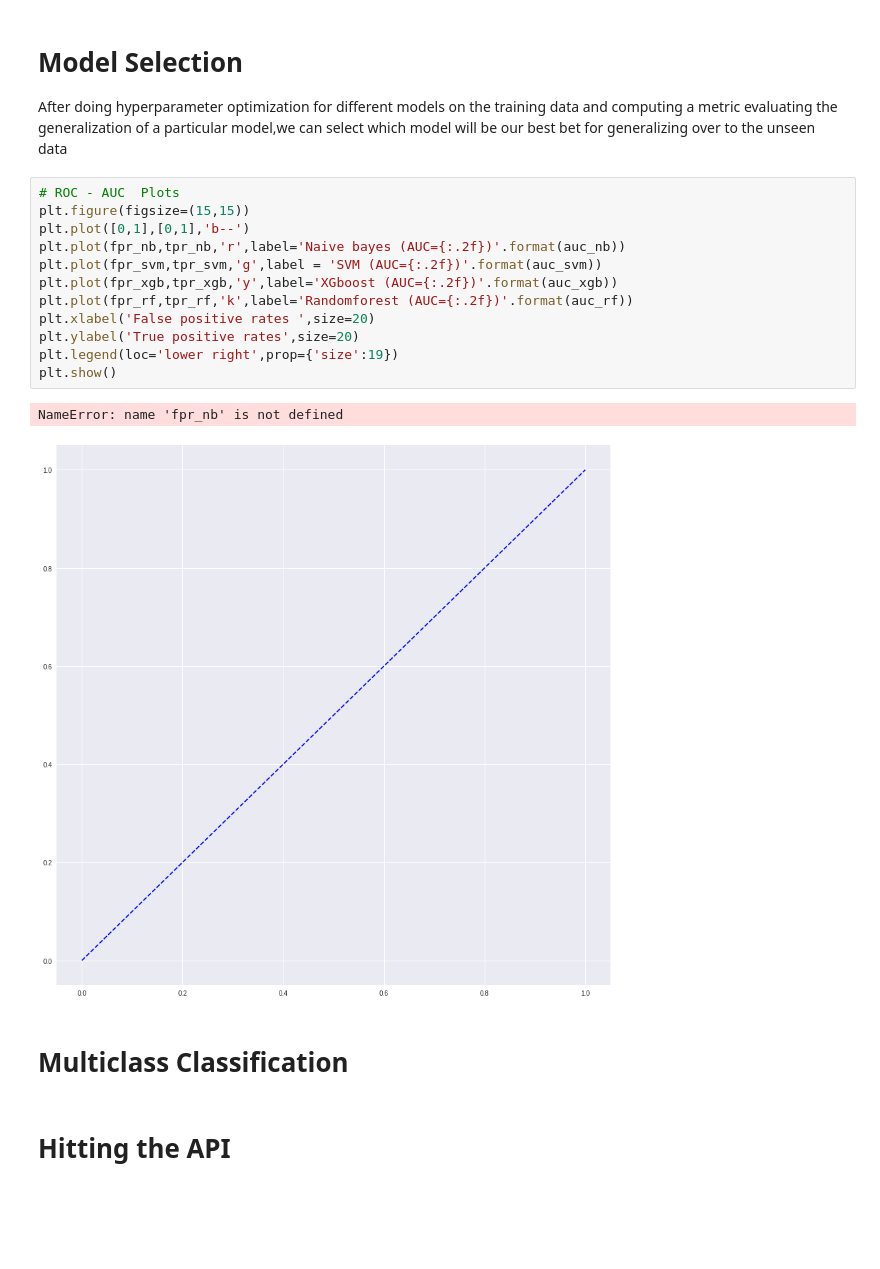
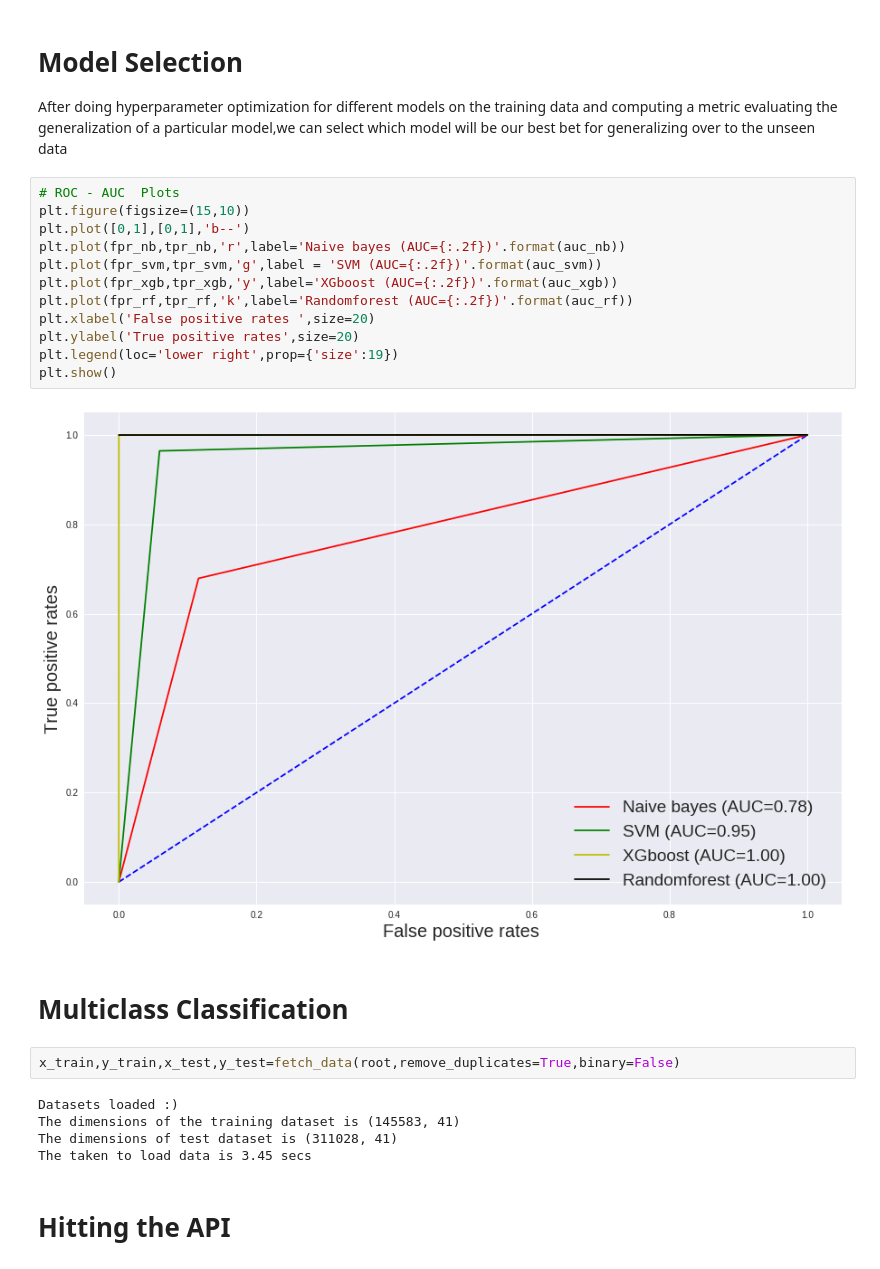
Before and after one commit to ccgcyber/Intrusion-Detection-1, a Jupyter notebook: Intrusion Detection .ipynb, the cells around one changed output. Drawn from its saved outputs; the diff is of its cells as text; blank space fills up the shorter version.

```diff
--- a/Intrusion Detection .ipynb
+++ b/Intrusion Detection .ipynb
@@ -133,21 +151,27 @@ cross_val_score_rf=k_fold_crossval(rf,x_train,y_train,6)
 After doing hyperparameter optimization for different models on the training data and computing a metric evaluating the generalization of a particular model,we can select which model will be our best bet for generalizing over to the unseen data
 # %%
 # ROC - AUC  Plots
-plt.figure(figsize=(15,15))
+plt.figure(figsize=(15,10))
 plt.plot([0,1],[0,1],'b--')
 plt.plot(fpr_nb,tpr_nb,'r',label='Naive bayes (AUC={:.2f})'.format(auc_nb))
 plt.plot(fpr_svm,tpr_svm,'g',label = 'SVM (AUC={:.2f})'.format(auc_svm))
 plt.plot(fpr_xgb,tpr_xgb,'y',label='XGboost (AUC={:.2f})'.format(auc_xgb))
 plt.plot(fpr_rf,tpr_rf,'k',label='Randomforest (AUC={:.2f})'.format(auc_rf))
 plt.xlabel('False positive rates ',size=20)
 plt.ylabel('True positive rates',size=20)
 plt.legend(loc='lower right',prop={'size':19})
 plt.show()
 # %% [output]
-NameError: name 'fpr_nb' is not defined
-[figure, old version]
+[figure, new version]
 # %% [markdown]
 # Multiclass Classification
+# %%
+x_train,y_train,x_test,y_test=fetch_data(root,remove_duplicates=True,binary=False)
+# %% [output]
+Datasets loaded :)
+The dimensions of the training dataset is (145583, 41)
+The dimensions of test dataset is (311028, 41)
+The taken to load data is 3.45 secs
 # %% [markdown]
 # Hitting the API
 # %%
```
Also changed, not shown: parts of 6 cells of this notebook.
